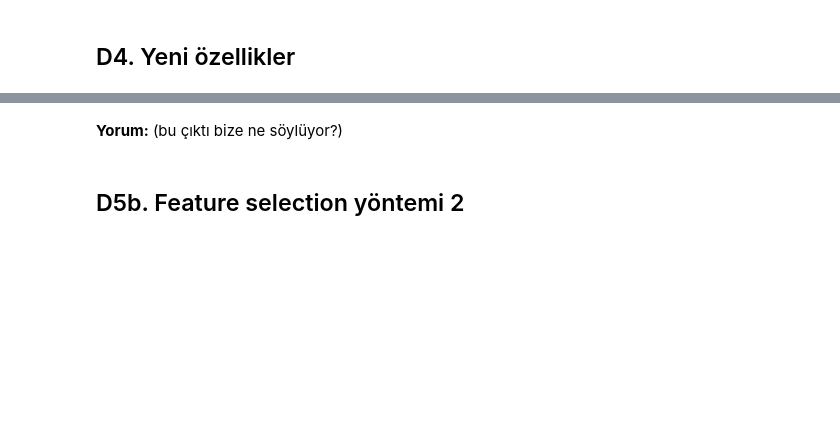
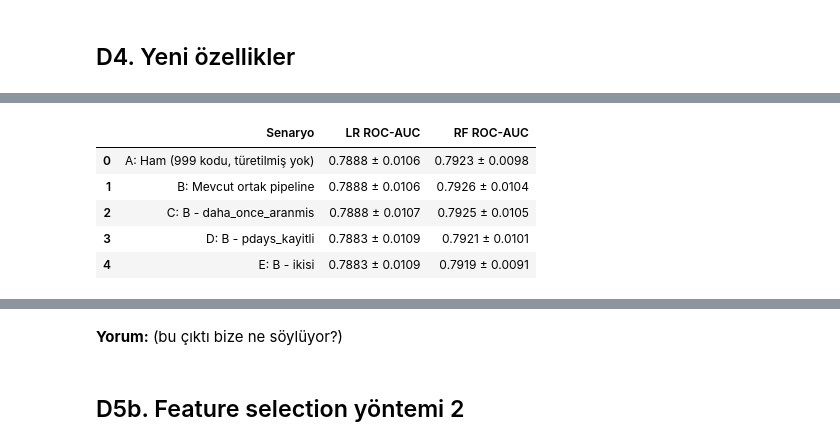
Before and after one commit to zeyneppbaran/ml-proje, a Jupyter notebook: notebooks/04_ozellik_muhendisligi.ipynb, the cells around one changed output, grey strips where cells are left out. Cells and saved outputs as stored; diff of their text form; code cells hidden in the pictures; blank space fills up the shorter version.

```diff
--- a/notebooks/04_ozellik_muhendisligi.ipynb
+++ b/notebooks/04_ozellik_muhendisligi.ipynb
@@ -32,0 +104,43 @@ df.head()
+# %%
+from sklearn.pipeline import Pipeline
+from sklearn.linear_model import LogisticRegression
+from sklearn.ensemble import RandomForestClassifier
+from sklearn.model_selection import cross_val_score
+
+df_ham = df.copy()
+df_ham["pdays"] = df_ham["pdays"].fillna(999)   # 999 kodunu geri koy (ham hali)
+
+def pre_cikar(cikar):
+    p = on_isleyici()
+    p.transformers = [(a, t, [c for c in cols if c not in cikar]) for a, t, cols in p.transformers]
+    return p
+
+modeller = {
+    "LR": lambda: LogisticRegression(max_iter=2000, class_weight="balanced"),
+    "RF": lambda: RandomForestClassifier(n_estimators=200, min_samples_leaf=5, class_weight="balanced",
+                                         random_state=RANDOM_STATE, n_jobs=-1),
+}
+senaryolar = [
+    ("A: Ham (999 kodu, türetilmiş yok)", df_ham, ["daha_once_aranmis", "pdays_kayitli"]),
+    ("B: Mevcut ortak pipeline",           df,     []),
+    ("C: B - daha_once_aranmis",           df,     ["daha_once_aranmis"]),
+    ("D: B - pdays_kayitli",               df,     ["pdays_kayitli"]),
+    ("E: B - ikisi",                       df,     ["daha_once_aranmis", "pdays_kayitli"]),
+]
+satirlar = []
+for ad, d, cikar in senaryolar:
+    Xtr, _, _, ytr, _, _ = veriyi_bol(d)
+    satir = {"Senaryo": ad}
+    for m, f in modeller.items():
+        s = cross_val_score(Pipeline([("on_isleme", pre_cikar(cikar)), ("model", f())]),
+                            Xtr, ytr, cv=ortak_cv(), scoring="roc_auc", n_jobs=-1)
+        satir[f"{m} ROC-AUC"] = f"{s.mean():.4f} ± {s.std():.4f}"
+    satirlar.append(satir)
+display(pd.DataFrame(satirlar))
+# %% [output]
+|  | Senaryo | LR ROC-AUC | RF ROC-AUC |
+| 0 | A: Ham (999 kodu, türetilmiş yok) | 0.7888 ± 0.0106 | 0.7923 ± 0.0098 |
+| 1 | B: Mevcut ortak pipeline | 0.7888 ± 0.0106 | 0.7926 ± 0.0104 |
+| 2 | C: B - daha_once_aranmis | 0.7888 ± 0.0107 | 0.7925 ± 0.0105 |
+| 3 | D: B - pdays_kayitli | 0.7883 ± 0.0109 | 0.7921 ± 0.0101 |
+| 4 | E: B - ikisi | 0.7883 ± 0.0109 | 0.7919 ± 0.0091 |
```
Also changed, not shown: parts of 18 cells of this notebook.
